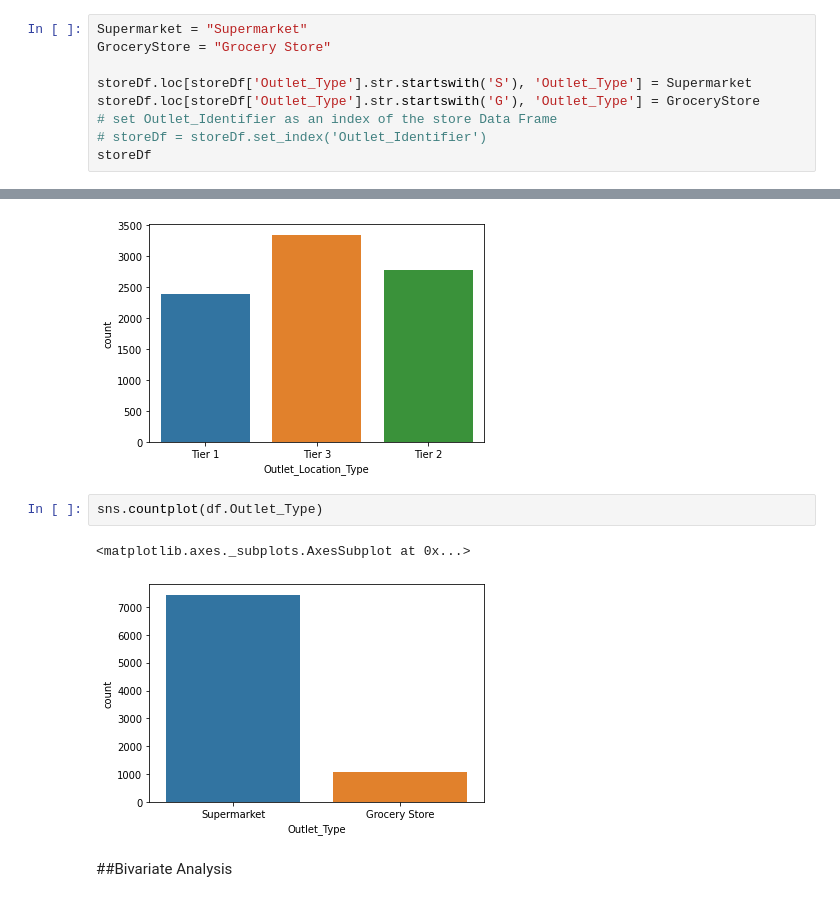
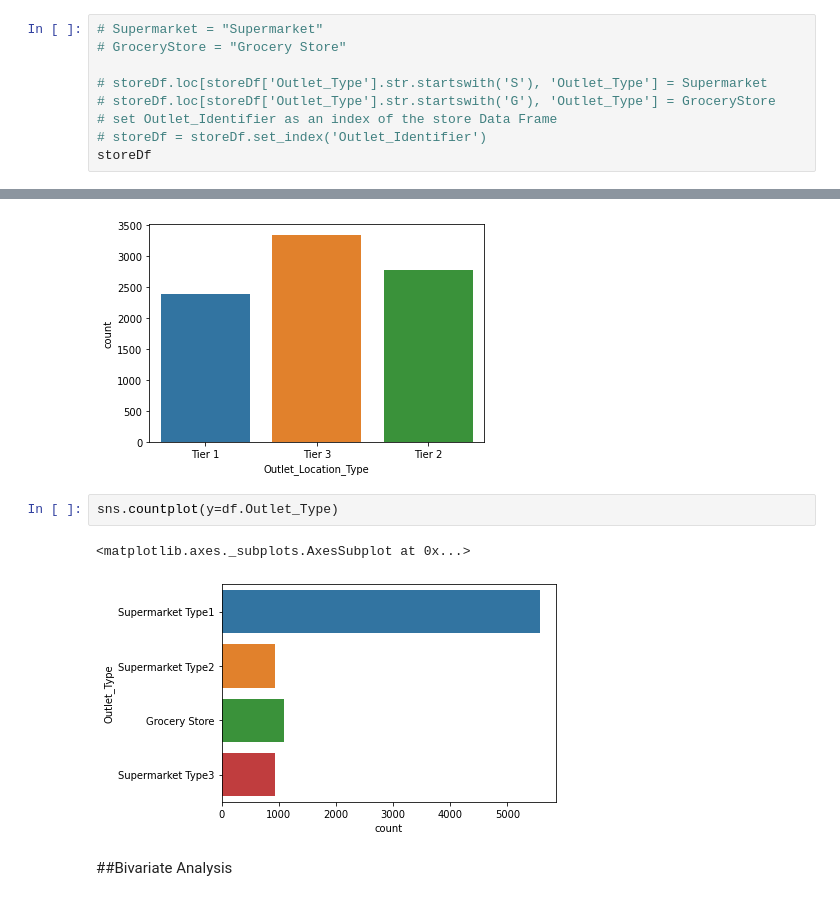
Before and after one commit to ABDELLAH-Hallou/BigMart-outlet-sales-prediction, a Jupyter notebook: BigMart_outlet_sales_prediction.ipynb, the cells around one changed output, grey strips where cells are left out. Cells and saved outputs as stored; diff of their text form.

```diff
--- a/BigMart_outlet_sales_prediction.ipynb
+++ b/BigMart_outlet_sales_prediction.ipynb
@@ -198,11 +198,11 @@ storeDf = storeDf.drop_duplicates()
 storeDf.reset_index(drop=True, inplace=True)
 storeDf['Item_Outlet_Sales']=newItem_Outlet_Sales.Item_Outlet_Sales.to_list()
 # %%
-Supermarket = "Supermarket"
-GroceryStore = "Grocery Store"
+# Supermarket = "Supermarket"
+# GroceryStore = "Grocery Store"
 
-storeDf.loc[storeDf['Outlet_Type'].str.startswith('S'), 'Outlet_Type'] = Supermarket
-storeDf.loc[storeDf['Outlet_Type'].str.startswith('G'), 'Outlet_Type'] = GroceryStore
+# storeDf.loc[storeDf['Outlet_Type'].str.startswith('S'), 'Outlet_Type'] = Supermarket
+# storeDf.loc[storeDf['Outlet_Type'].str.startswith('G'), 'Outlet_Type'] = GroceryStore
 # set Outlet_Identifier as an index of the store Data Frame
 # storeDf = storeDf.set_index('Outlet_Identifier')
 storeDf
@@ -580,10 +580,10 @@ sns.countplot(df.Outlet_Location_Type)
 <matplotlib.axes._subplots.AxesSubplot at 0x...>
 [figure]
 # %%
-sns.countplot(df.Outlet_Type)
+sns.countplot(y=df.Outlet_Type)
 # %% [output]
 <matplotlib.axes._subplots.AxesSubplot at 0x...>
-[figure, old version]
+[figure, new version]
 # %% [markdown]
 ##Bivariate Analysis
 # %%
```
Also changed, not shown: parts of 12 cells of this notebook.
